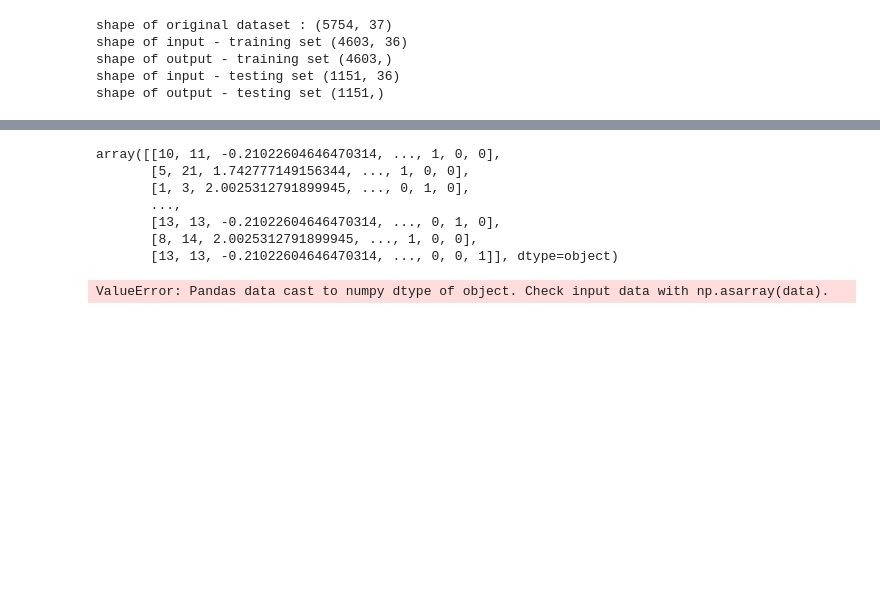
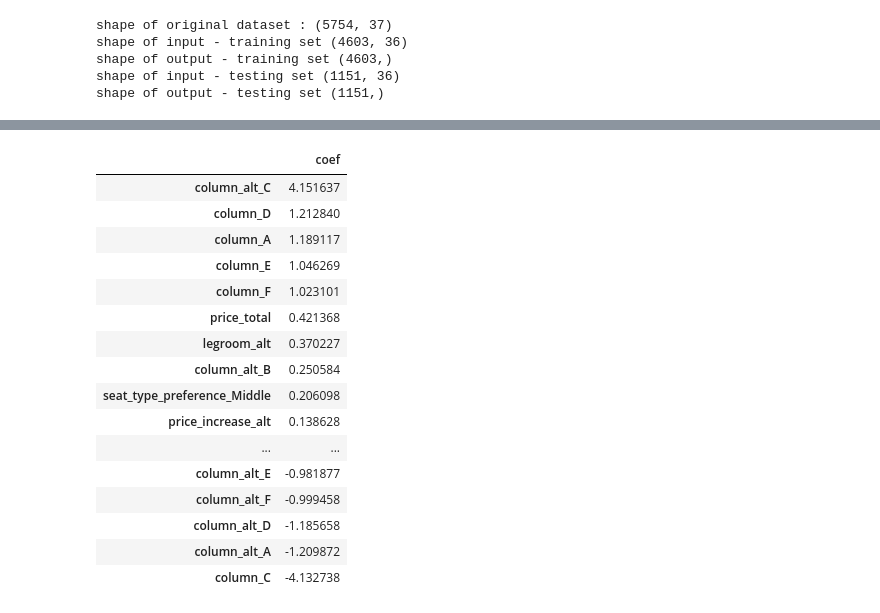
Before and after one commit to rwengstrom/AlaskaCapstone, a Jupyter notebook: Logistic.ipynb, the cells around one changed output, grey strips where cells are left out. Cells and saved outputs as stored; diff of their text form; code cells hidden in the pictures; blank space fills up the shorter version.

```diff
--- a/Logistic.ipynb
+++ b/Logistic.ipynb
@@ -618,25 +633,25 @@ array([[0.95428313, 1.04767376, 0.79835897, 1.25639779, 1.0468189 ,
-# %%
-np.asarray(x_train)
-# %% [output]
-array([[10, 11, -0.21022604646470314, ..., 1, 0, 0],
-       [5, 21, 1.742777149156344, ..., 1, 0, 0],
-       [1, 3, 2.0025312791899945, ..., 0, 1, 0],
-       ...,
-       [13, 13, -0.21022604646470314, ..., 0, 1, 0],
-       [8, 14, 2.0025312791899945, ..., 1, 0, 0],
-       [13, 13, -0.21022604646470314, ..., 0, 0, 1]], dtype=object)
-# %%
-#Use statsmodels to assess variables
-import statsmodels.api as sm
-
-logit_model=sm.MNLogit(y_train,x_train)
-logit_model
-
-result=logit_model.fit()
-
-stats1=result.summary()
-stats2=result.summary2()
-print(stats1)
-print(stats2)
-# %% [output]
-ValueError: Pandas data cast to numpy dtype of object. Check input data with np.asarray(data).
+# %%
+log_odds = log_reg.coef_[0]
+
+pd.DataFrame(log_odds,
+          X_train.columns,
+          columns=['coef'])\
+          .sort_values(by='coef', ascending=False)
+# %% [output]
+|  | coef |
+| column_alt_C | 4.151637 |
+| column_D | 1.212840 |
+| column_A | 1.189117 |
+| column_E | 1.046269 |
+| column_F | 1.023101 |
+| price_total | 0.421368 |
+| legroom_alt | 0.370227 |
+| column_alt_B | 0.250584 |
+| seat_type_preference_Middle | 0.206098 |
+| price_increase_alt | 0.138628 |
+| ... | ... |
+| column_alt_E | -0.981877 |
+| column_alt_F | -0.999458 |
+| column_alt_D | -1.185658 |
+| column_alt_A | -1.209872 |
+| column_C | -4.132738 |
```
Also changed, not shown: parts of 14 cells of this notebook.
